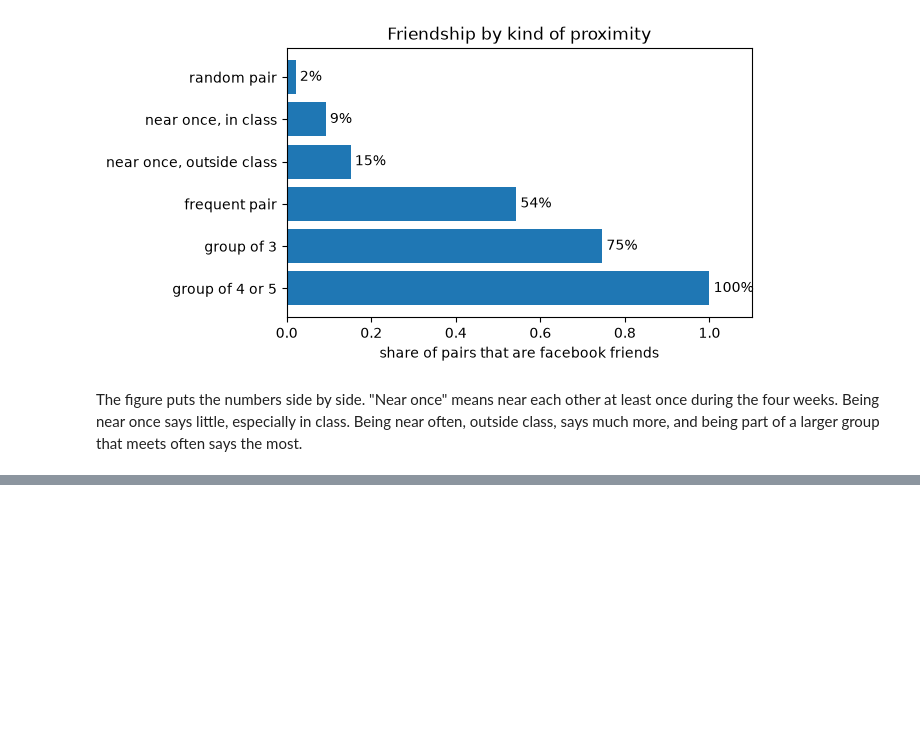
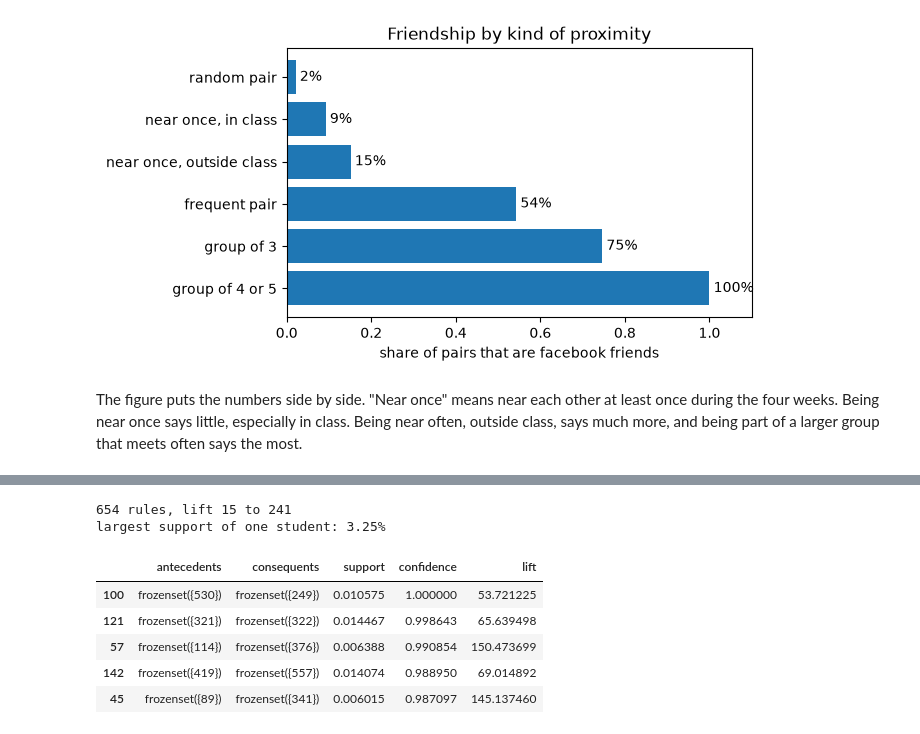
Before and after one commit to s9ib0T/data-mining-1, a Jupyter notebook: notebooks/friends.ipynb, the cells around one changed output, grey strips where cells are left out. Drawn from its saved outputs; the diff is of its cells as text; code cells hidden in the pictures; blank space fills up the shorter version.

Commit message:
added association rules with confidence and lift

```diff
--- a/notebooks/friends.ipynb
+++ b/notebooks/friends.ipynb
@@ -200,0 +205,14 @@ The figure puts the numbers side by side. "Near once" means near each other at l
+# %%
+rules = association_rules(fi, num_itemsets=len(X), metric="confidence", min_threshold=0.5)
+print(f"{len(rules)} rules, lift {rules.lift.min():.0f} to {rules.lift.max():.0f}")
+print(f"largest support of one student: {fi[size == 1].support.max():.2%}")
+rules[["antecedents", "consequents", "support", "confidence", "lift"]].sort_values("confidence", ascending=False).head()
+# %% [output]
+654 rules, lift 15 to 241
+largest support of one student: 3.25%
+|  | antecedents | consequents | support | confidence | lift |
+| 100 | frozenset({530}) | frozenset({249}) | 0.010575 | 1.000000 | 53.721225 |
+| 121 | frozenset({321}) | frozenset({322}) | 0.014467 | 0.998643 | 65.639498 |
+| 57 | frozenset({114}) | frozenset({376}) | 0.006388 | 0.990854 | 150.473699 |
+| 142 | frozenset({419}) | frozenset({557}) | 0.014074 | 0.988950 | 69.014892 |
+| 45 | frozenset({89}) | frozenset({341}) | 0.006015 | 0.987097 | 145.137460 |
```
Also changed, not shown: parts of 2 cells of this notebook.
